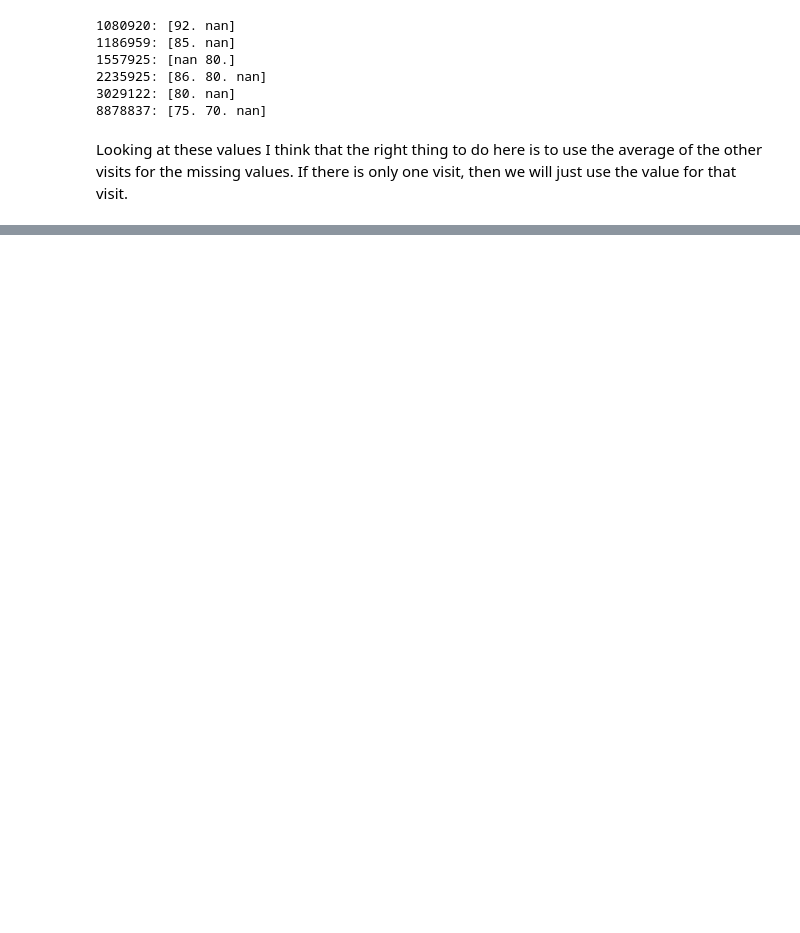
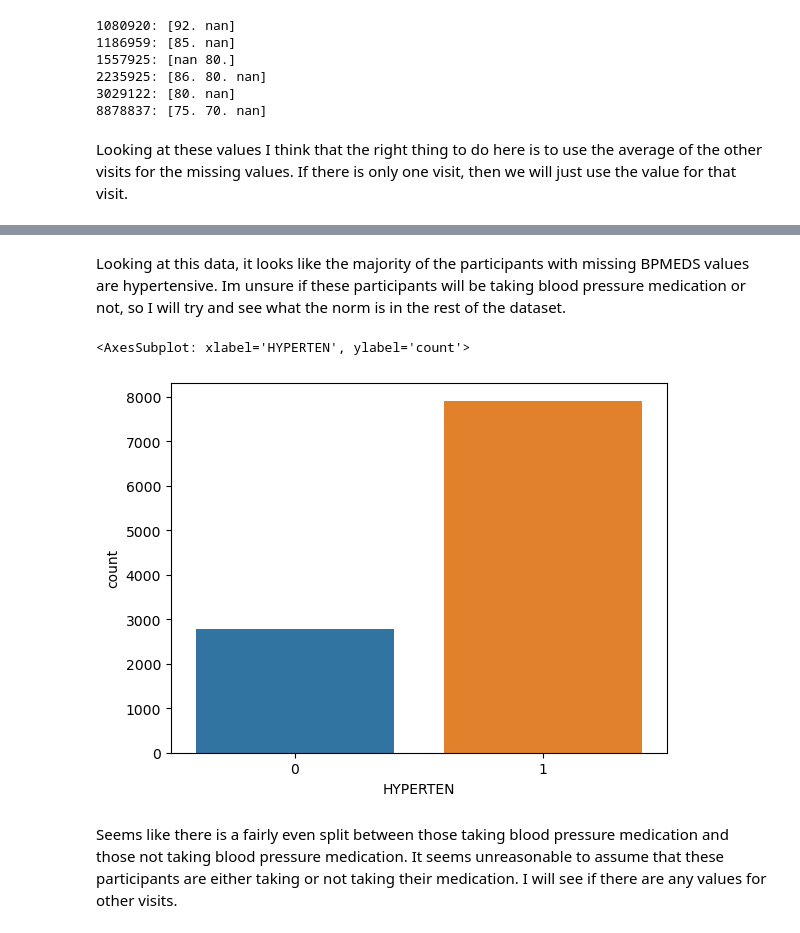
Before and after one commit to jmclaughlin0/DataScienceHeartProject, a Jupyter notebook: FraminghamClean.ipynb, the cells around one changed output, grey strips where cells are left out. Cells and saved outputs as stored; diff of their text form; code cells hidden in the pictures; blank space fills up the shorter version.

```diff
--- a/FraminghamClean.ipynb
+++ b/FraminghamClean.ipynb
@@ -172,0 +346,12 @@ df.head()
+# %% [markdown]
+Looking at this data, it looks like the majority of the participants with missing BPMEDS values are hypertensive.
+Im unsure if these participants will be taking blood pressure medication or not, so I will try and see what the norm is in the rest of the dataset.
+# %%
+sns.countplot(x = df[df['BPMEDS'].notnull()].HYPERTEN)
+# %% [output]
+<AxesSubplot: xlabel='HYPERTEN', ylabel='count'>
+[figure, added]
+# %% [markdown]
+Seems like there is a fairly even split between those taking blood pressure medication and those not taking blood pressure medication.
+It seems unreasonable to assume that these participants are either taking or not taking their medication.
+I will see if there are any values for other visits.
```
Also changed, not shown: parts of 78 cells of this notebook, 3 other files.
